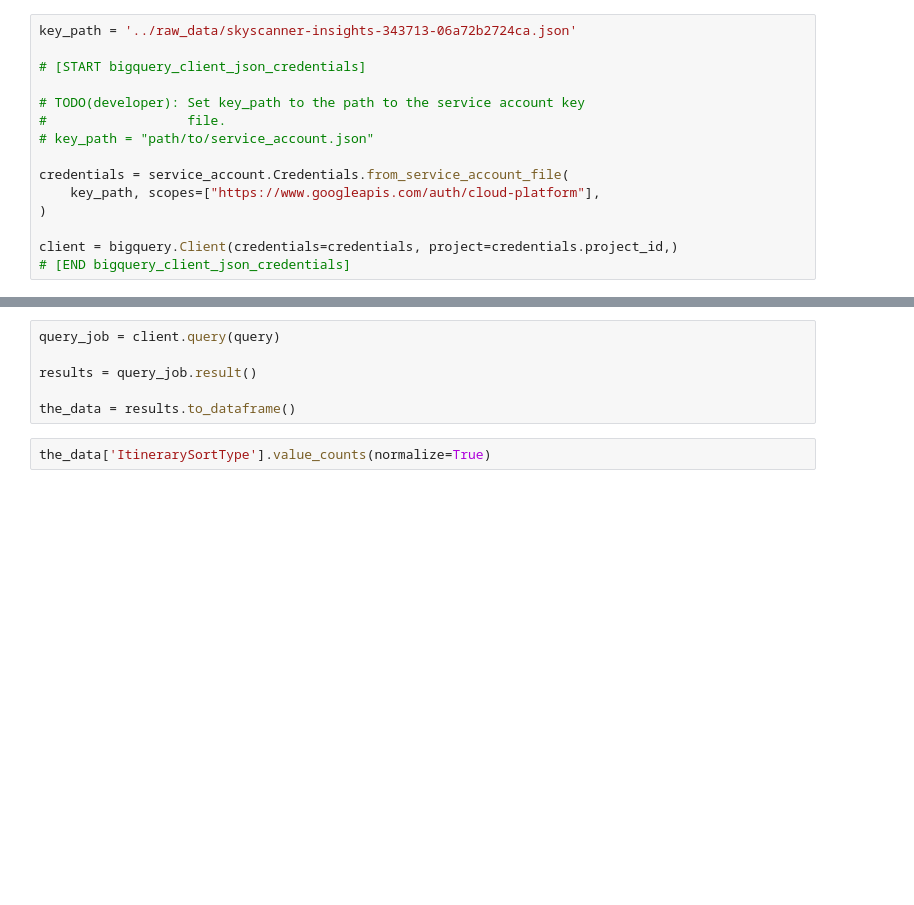
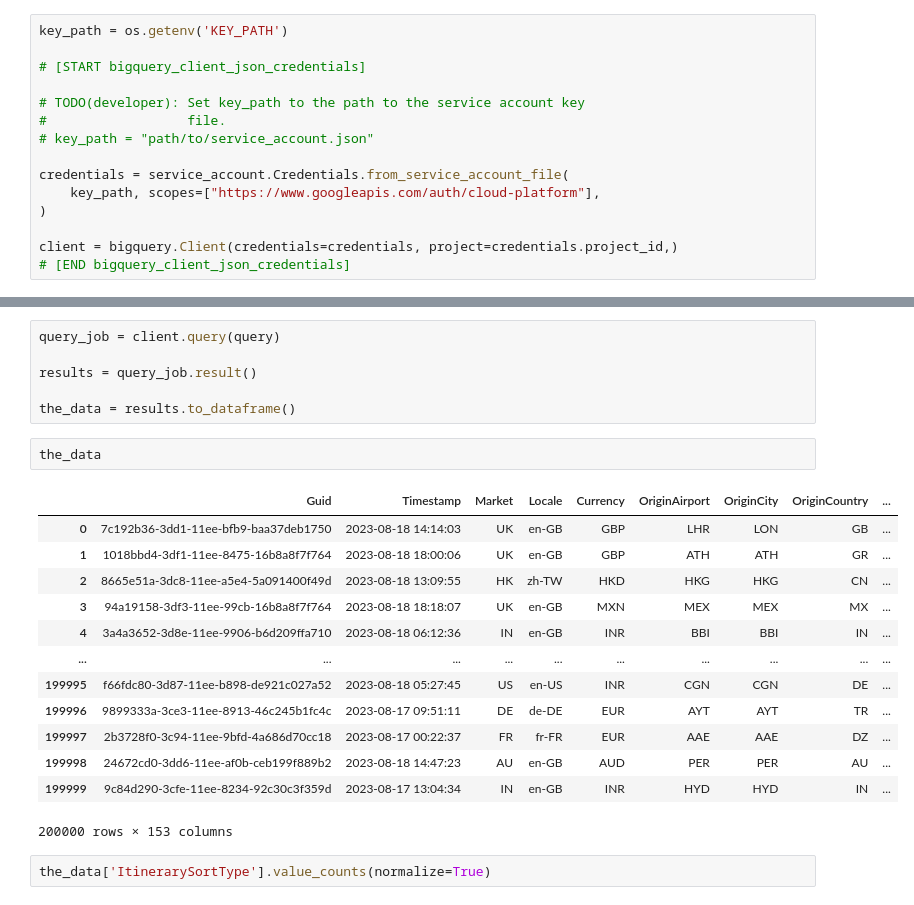
Before and after one commit to LaGenace/OptiFlyAi, a Jupyter notebook: Notebooks/ant_gcp_explore.ipynb, the cells around one changed output, grey strips where cells are left out. Saved outputs shown, nothing was run; the diff lists cells and outputs as text; blank space fills up the shorter version.

Commit message:
JSON path now in .env file

```diff
--- a/Notebooks/ant_gcp_explore.ipynb
+++ b/Notebooks/ant_gcp_explore.ipynb
@@ -9,7 +9,7 @@ from google.oauth2 import service_account
 import pandas as pd
 import matplotlib.pyplot as plt
 # %%
-key_path = '../raw_data/skyscanner-insights-343713-06a72b2724ca.json'
+key_path = os.getenv('KEY_PATH')
 
 # [START bigquery_client_json_credentials]
 
@@ -39,6 +39,22 @@ query_job = client.query(query)
 results = query_job.result()
 
 the_data = results.to_dataframe()
+# %%
+the_data
+# %% [output]
+|  | Guid | Timestamp | Market | Locale | Currency | OriginAirport | OriginCity | OriginCountry | ... |
+| 0 | 7c192b36-3dd1-11ee-bfb9-baa37deb1750 | 2023-08-18 14:14:03 | UK | en-GB | GBP | LHR | LON | GB | ... |
+| 1 | 1018bbd4-3df1-11ee-8475-16b8a8f7f764 | 2023-08-18 18:00:06 | UK | en-GB | GBP | ATH | ATH | GR | ... |
+| 2 | 8665e51a-3dc8-11ee-a5e4-5a091400f49d | 2023-08-18 13:09:55 | HK | zh-TW | HKD | HKG | HKG | CN | ... |
+| 3 | 94a19158-3df3-11ee-99cb-16b8a8f7f764 | 2023-08-18 18:18:07 | UK | en-GB | MXN | MEX | MEX | MX | ... |
+| 4 | 3a4a3652-3d8e-11ee-9906-b6d209ffa710 | 2023-08-18 06:12:36 | IN | en-GB | INR | BBI | BBI | IN | ... |
+| ... | ... | ... | ... | ... | ... | ... | ... | ... | ... |
+| 199995 | f66fdc80-3d87-11ee-b898-de921c027a52 | 2023-08-18 05:27:45 | US | en-US | INR | CGN | CGN | DE | ... |
+| 199996 | 9899333a-3ce3-11ee-8913-46c245b1fc4c | 2023-08-17 09:51:11 | DE | de-DE | EUR | AYT | AYT | TR | ... |
+| 199997 | 2b3728f0-3c94-11ee-9bfd-4a686d70cc18 | 2023-08-17 00:22:37 | FR | fr-FR | EUR | AAE | AAE | DZ | ... |
+| 199998 | 24672cd0-3dd6-11ee-af0b-ceb199f889b2 | 2023-08-18 14:47:23 | AU | en-GB | AUD | PER | PER | AU | ... |
+| 199999 | 9c84d290-3cfe-11ee-8234-92c30c3f359d | 2023-08-17 13:04:34 | IN | en-GB | INR | HYD | HYD | IN | ... |
+200000 rows × 153 columns
 # %%
 the_data['ItinerarySortType'].value_counts(normalize=True)
 # %% [output]
```
Also changed, not shown: 2 other files.
